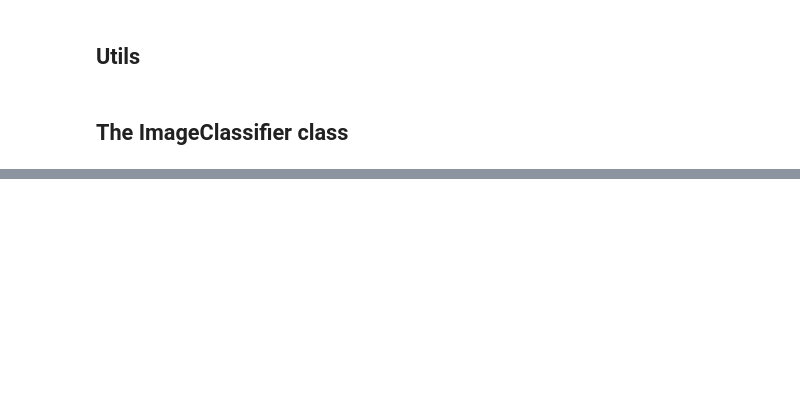
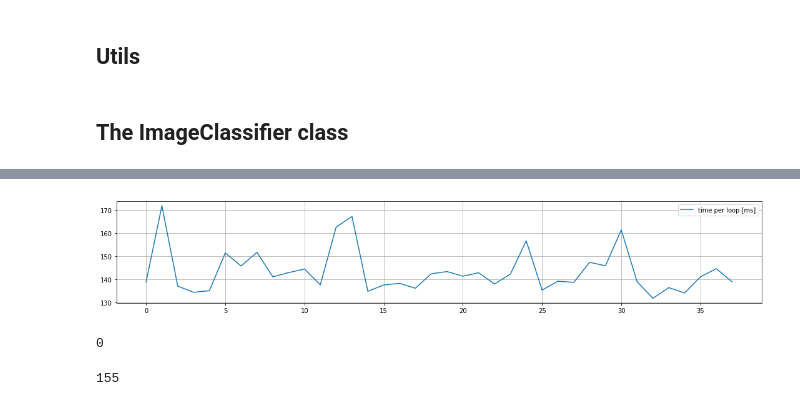
Before and after one commit to alknemeyer/EEE4022S-Thesis-Project, a Jupyter notebook: Final code/image_classifier.ipynb, the cells around one changed output, grey strips where cells are left out. Cells and saved outputs as stored; diff of their text form; code cells hidden in the pictures; blank space fills up the shorter version.

```diff
--- a/Final code/image_classifier.ipynb
+++ b/Final code/image_classifier.ipynb
@@ -368,0 +385,13 @@ class ImageClassifier():
+# %%
+plt.plot(loop_times_ms, label='time per loop [ms]')
+plt.legend(); plt.grid(); fig = plt.gcf(); fig.set_size_inches(18.5, 3, forward=True); plt.show()
+# %% [output]
+[figure, added]
+# %%
+IC.raw_image_queue.qsize()
+# %% [output]
+0
+# %%
+IC.dict_queue.qsize()
+# %% [output]
+155
```
Also changed, not shown: parts of 26 cells of this notebook.
